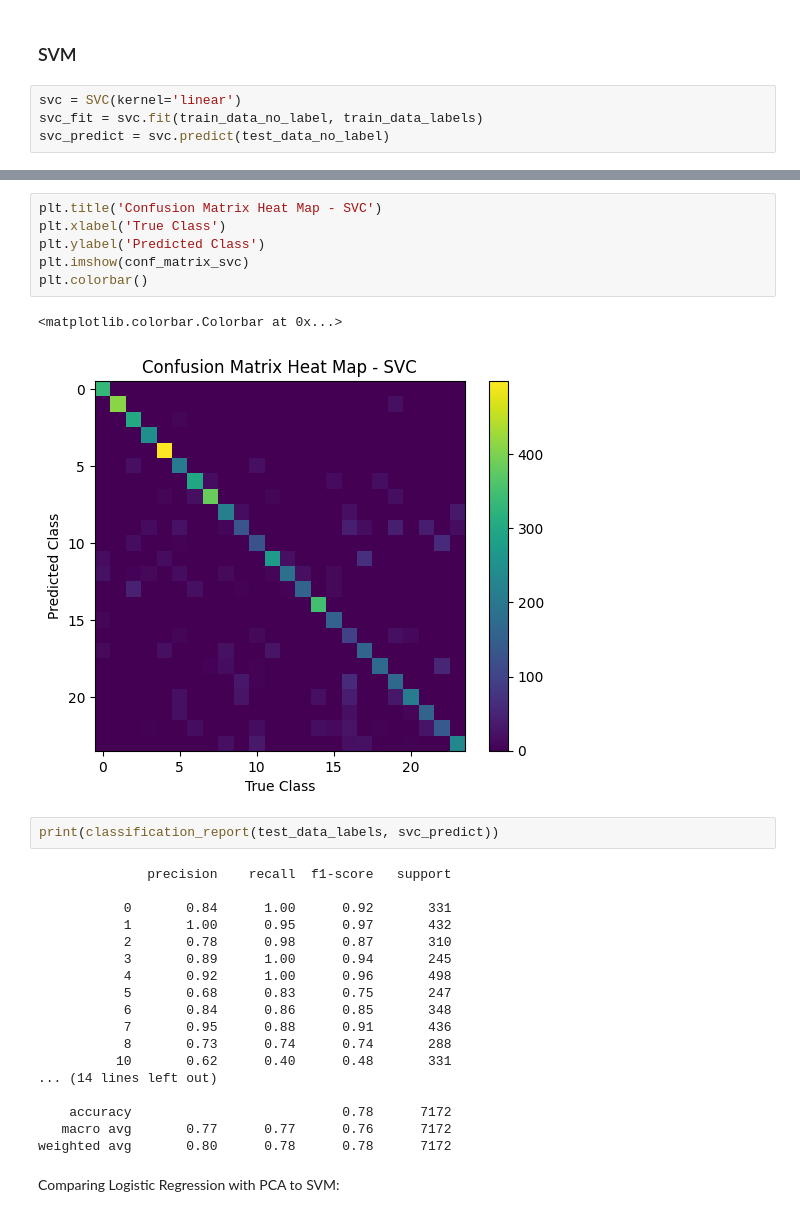
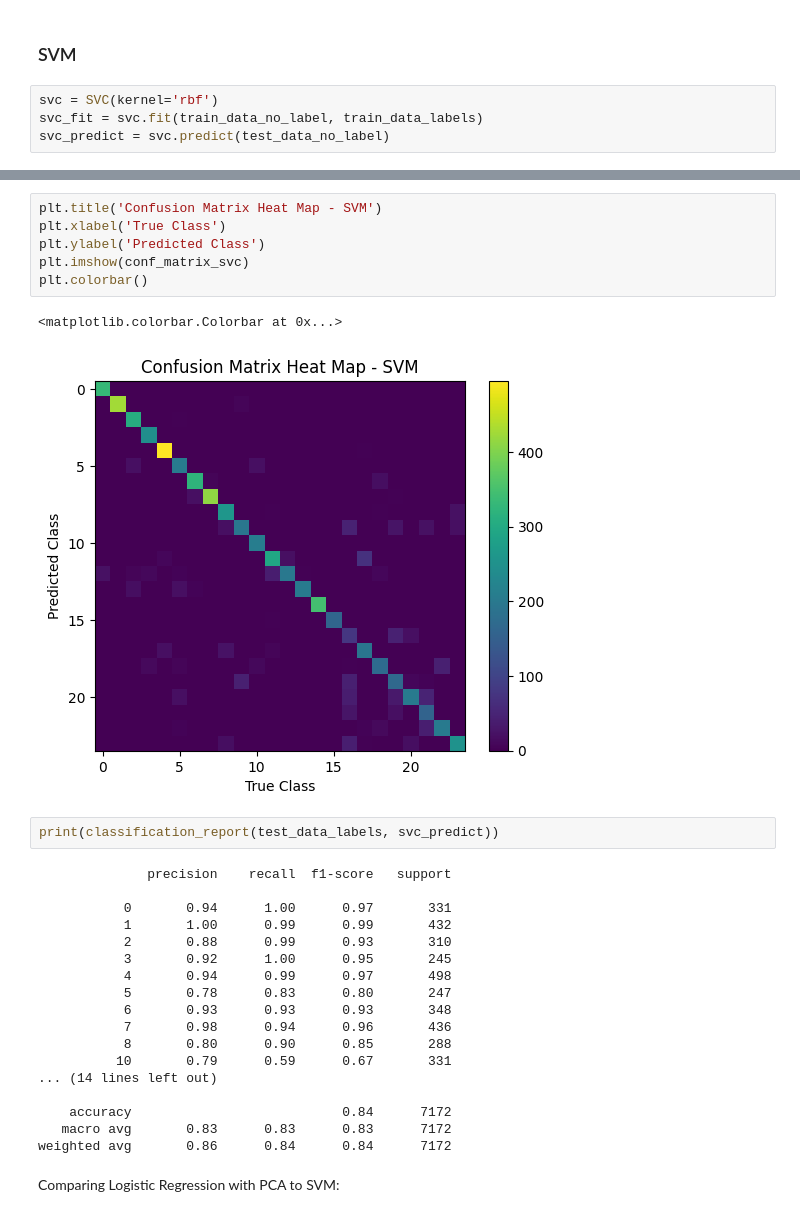
Before and after one commit to Astute-2319/CS5990-Group7-Final-Project, a Jupyter notebook: astute_final_work.ipynb, the cells around one changed output, grey strips where cells are left out. Saved outputs shown, nothing was run; the diff lists cells and outputs as text.

Commit message:
switched svm from linear kernel to rbf kernel

```diff
--- a/astute_final_work.ipynb
+++ b/astute_final_work.ipynb
@@ -233,7 +313,7 @@ weighted avg       0.68      0.67      0.66      7172
 # %% [markdown]
 ### SVM
 # %%
-svc = SVC(kernel='linear')
+svc = SVC(kernel='rbf')
 svc_fit = svc.fit(train_data_no_label, train_data_labels)
 svc_predict = svc.predict(test_data_no_label)
 # %%
@@ -260,33 +340,33 @@ conf_matrix_to_df(conf_matrix_svc, labels)
 24 rows × 24 columns
 # %%
-plt.title('Confusion Matrix Heat Map - SVC')
+plt.title('Confusion Matrix Heat Map - SVM')
 plt.xlabel('True Class')
 plt.ylabel('Predicted Class')
 plt.imshow(conf_matrix_svc)
 plt.colorbar()
 # %% [output]
 <matplotlib.colorbar.Colorbar at 0x...>
-[figure, old version]
+[figure, new version]
 # %%
 print(classification_report(test_data_labels, svc_predict))
 # %% [output]
               precision    recall  f1-score   support
 
-           0       0.84      1.00      0.92       331
-           1       1.00      0.95      0.97       432
-           2       0.78      0.98      0.87       310
-           3       0.89      1.00      0.94       245
-           4       0.92      1.00      0.96       498
-           5       0.68      0.83      0.75       247
-           6       0.84      0.86      0.85       348
-           7       0.95      0.88      0.91       436
-           8       0.73      0.74      0.74       288
-          10       0.62      0.40      0.48       331
+           0       0.94      1.00      0.97       331
+           1       1.00      0.99      0.99       432
+           2       0.88      0.99      0.93       310
+           3       0.92      1.00      0.95       245
+           4       0.94      0.99      0.97       498
+           5       0.78      0.83      0.80       247
+           6       0.93      0.93      0.93       348
+           7       0.98      0.94      0.96       436
+           8       0.80      0.90      0.85       288
+          10       0.79      0.59      0.67       331
 ... (14 lines left out)
 
-    accuracy                           0.78      7172
-   macro avg       0.77      0.77      0.76      7172
-weighted avg       0.80      0.78      0.78      7172
+    accuracy                           0.84      7172
+   macro avg       0.83      0.83      0.83      7172
+weighted avg       0.86      0.84      0.84      7172
 # %% [markdown]
 Comparing Logistic Regression with PCA to SVM:
 # %%
```
Also changed, not shown: parts of 13 cells of this notebook.
